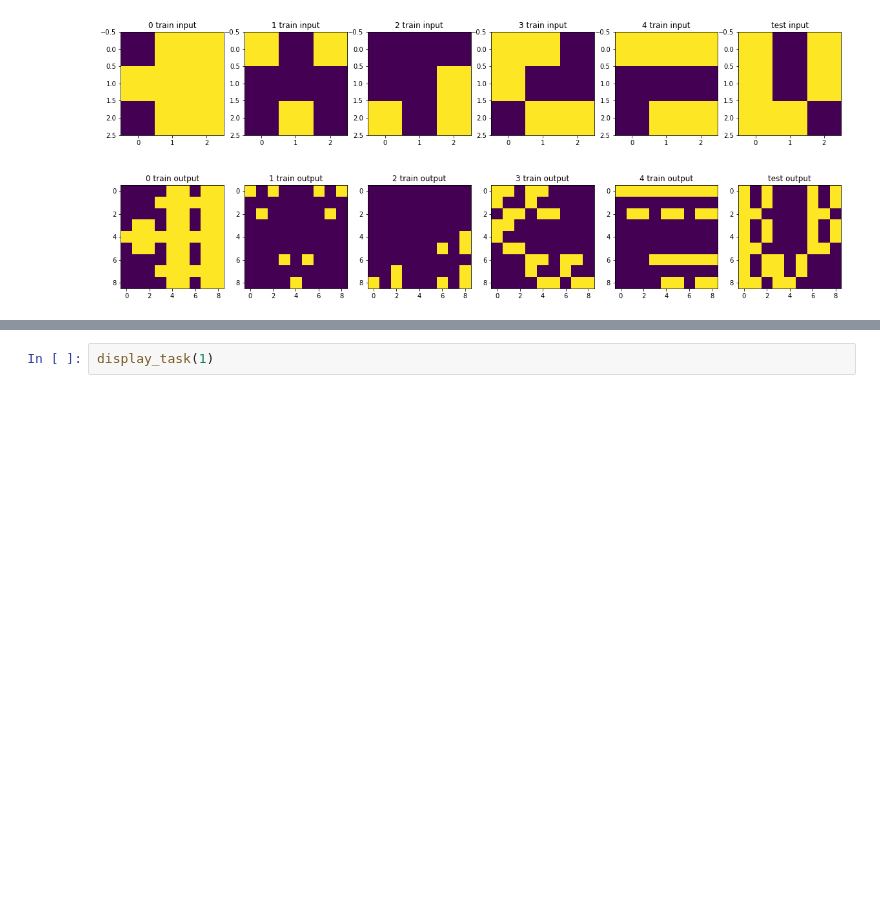
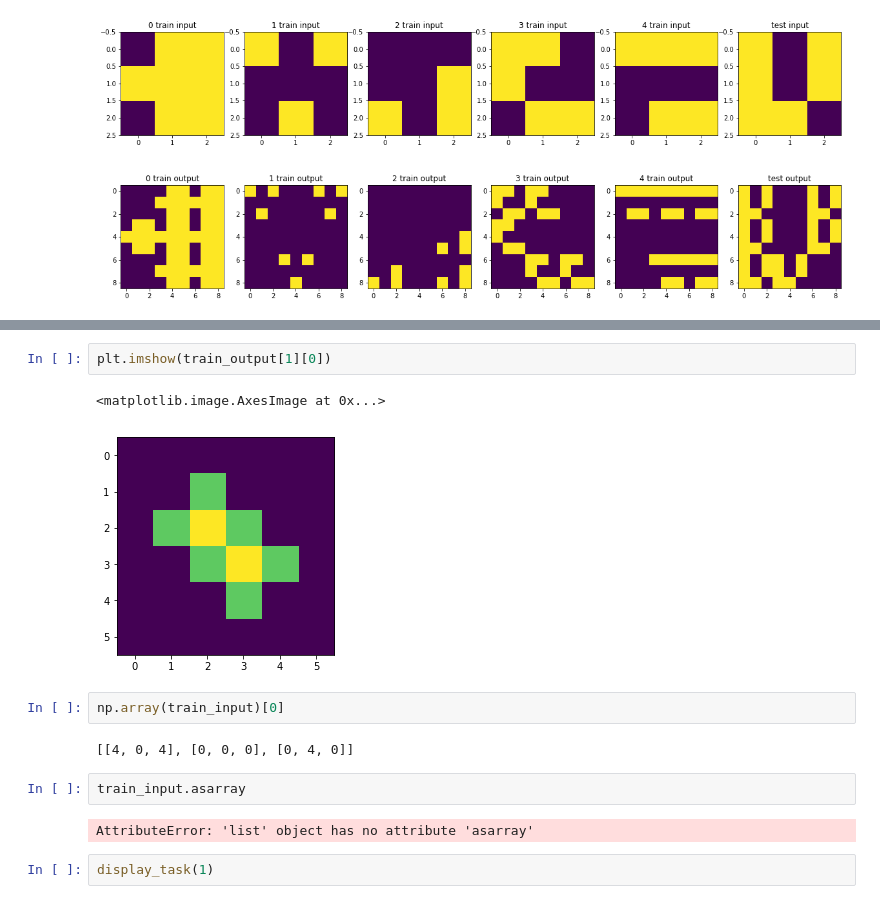
Before and after one commit to ctwayen/ARC, a Jupyter notebook: load data.ipynb, the cells around one changed output, grey strips where cells are left out. Drawn from its saved outputs; the diff is of its cells as text; blank space fills up the shorter version.

```diff
--- a/load data.ipynb
+++ b/load data.ipynb
@@ -56,3 +80,16 @@ display_task(0)
+# %%
+plt.imshow(train_output[1][0])
+# %% [output]
+<matplotlib.image.AxesImage at 0x...>
+[figure, added]
+# %%
+np.array(train_input)[0]
+# %% [output]
+[[4, 0, 4], [0, 0, 0], [0, 4, 0]]
+# %%
+train_input.asarray
+# %% [output]
+AttributeError: 'list' object has no attribute 'asarray'
 # %%
 display_task(1)
 # %% [output]
```
Also changed, not shown: parts of 7 cells of this notebook, 1 other file.
